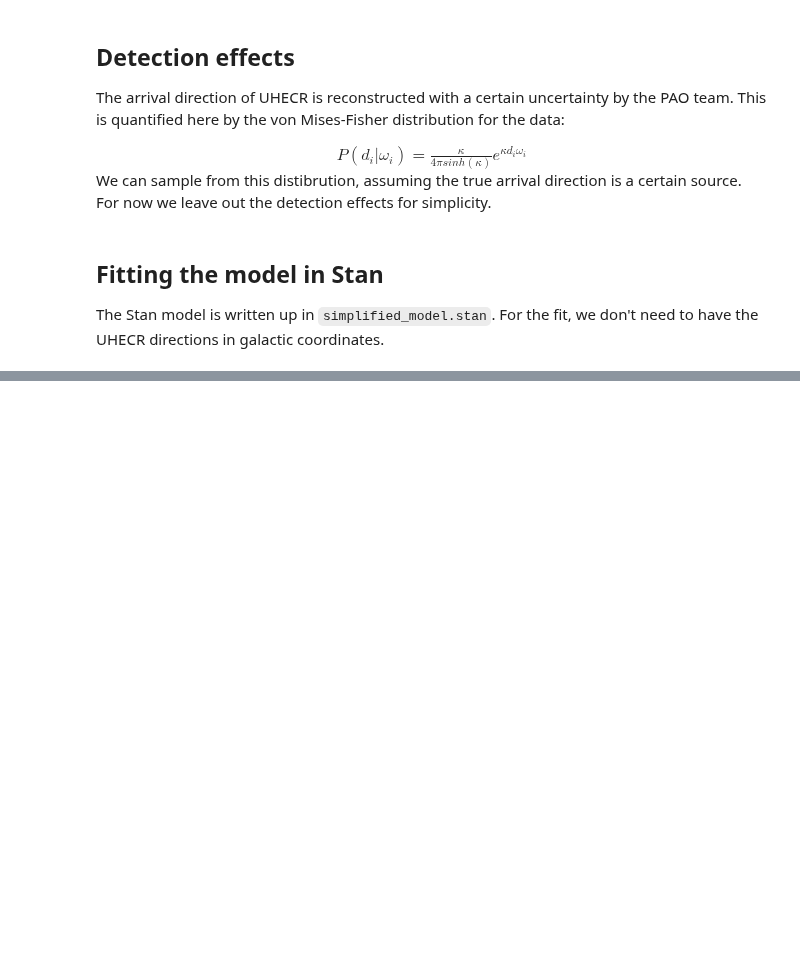
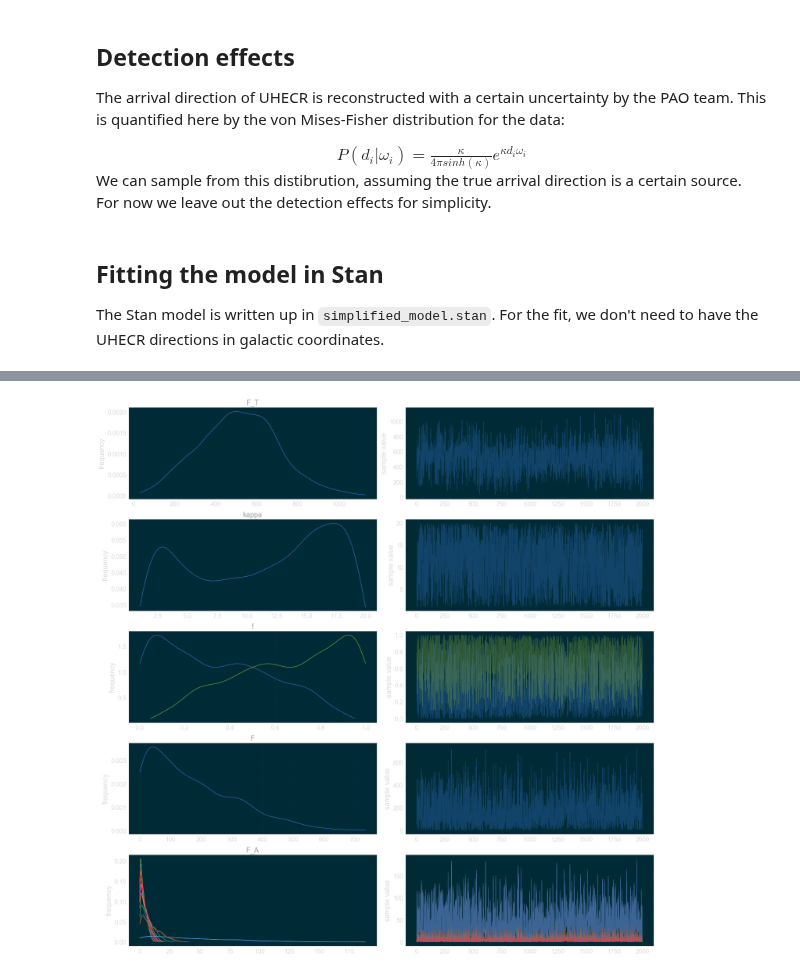
Before and after one commit to cescalara/fancy, a Jupyter notebook: soiaporn_model/simplified_model.ipynb, the cells around one changed output, grey strips where cells are left out. Saved outputs shown, nothing was run; the diff lists cells and outputs as text; code cells hidden in the pictures; blank space fills up the shorter version.

```diff
--- a/soiaporn_model/simplified_model.ipynb
+++ b/soiaporn_model/simplified_model.ipynb
@@ -254,7 +253,9 @@ fit = sm.sampling(data = data_for_stan, iter = 1000, chains = 4)
 print (fit)
 # %%
 fig = fit.plot();
-fig.set_size_inches(19, 11)
+fig.set_size_inches(20, 20)
 fig.tight_layout()
+# %% [output]
+[figure, added]
 # %%
 print(F[12])
```
Also changed, not shown: parts of 8 cells of this notebook, 1 other file.
